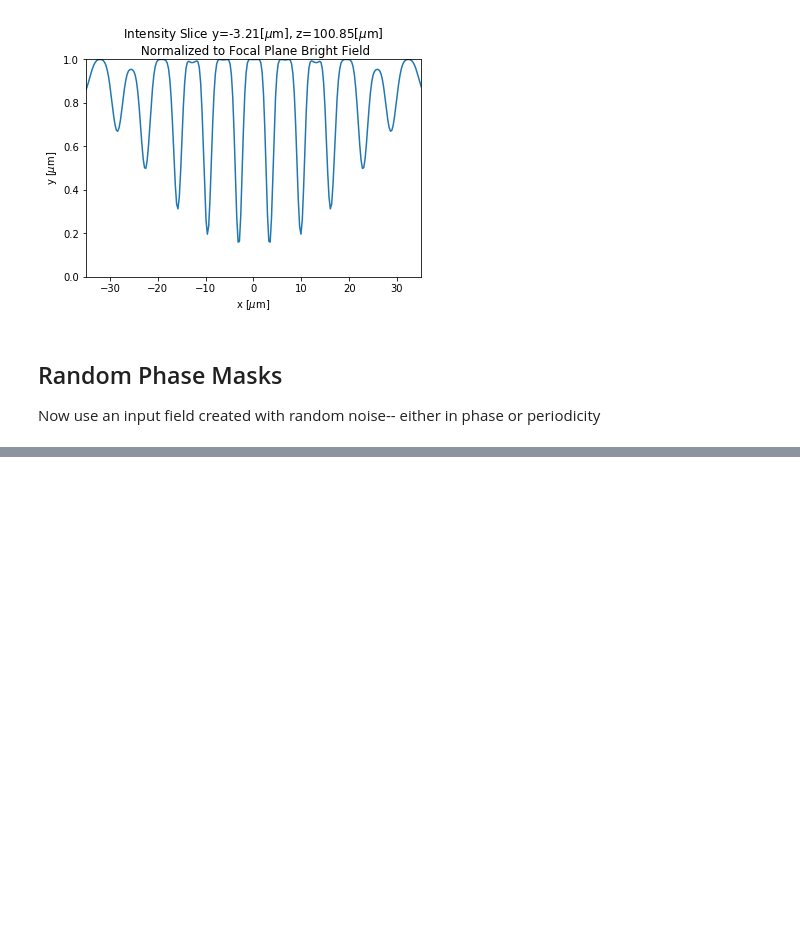
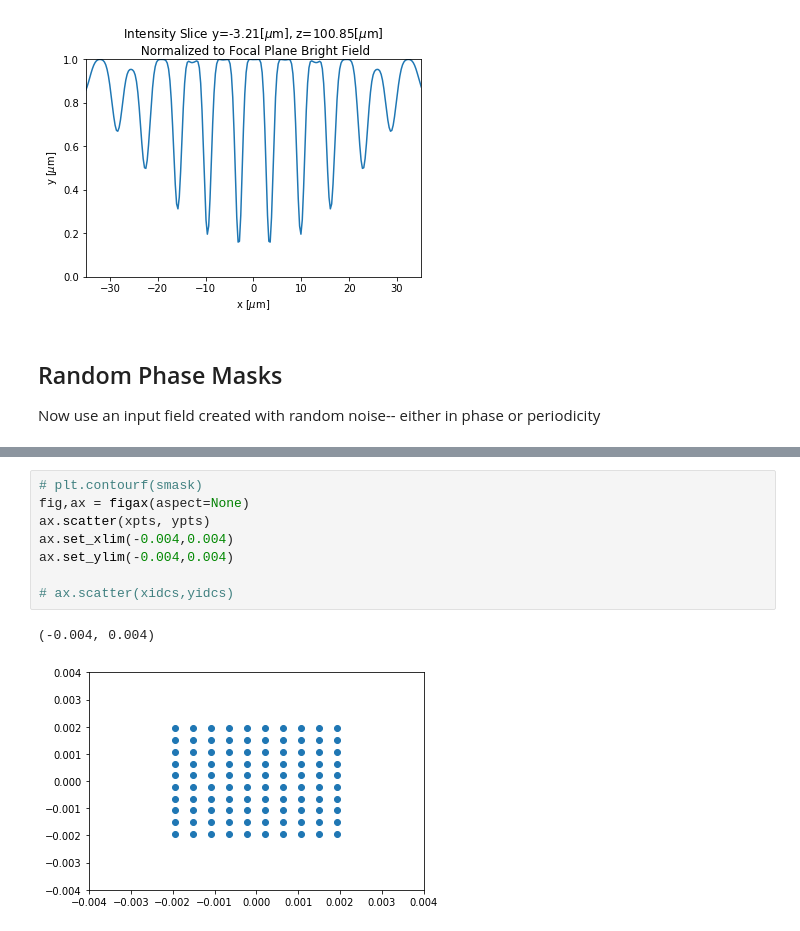
Before and after one commit to prhuft/fourier-optics, a Jupyter notebook: fft_optics.ipynb, the cells around one changed output, grey strips where cells are left out. Saved outputs shown, nothing was run; the diff lists cells and outputs as text; blank space fills up the shorter version.

```diff
--- a/fft_optics.ipynb
+++ b/fft_optics.ipynb
@@ -571,0 +620,11 @@ print("input mask generated")
+# %%
+# plt.contourf(smask)
+fig,ax = figax(aspect=None)
+ax.scatter(xpts, ypts)
+ax.set_xlim(-0.004,0.004)
+ax.set_ylim(-0.004,0.004)
+
+# ax.scatter(xidcs,yidcs)
+# %% [output]
+(-0.004, 0.004)
+[figure, added]
```
Also changed, not shown: parts of 12 cells of this notebook, 2 other files.
